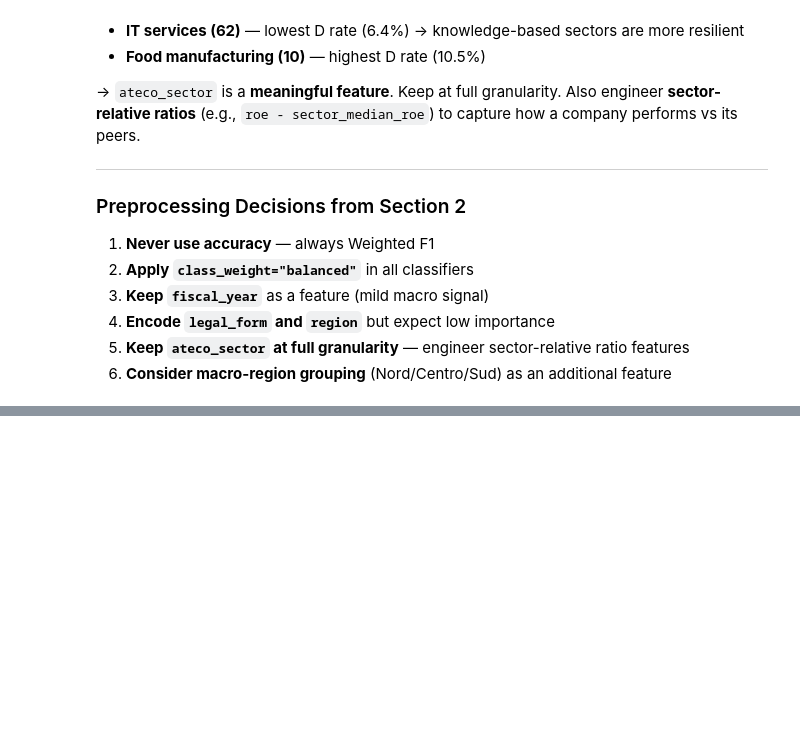
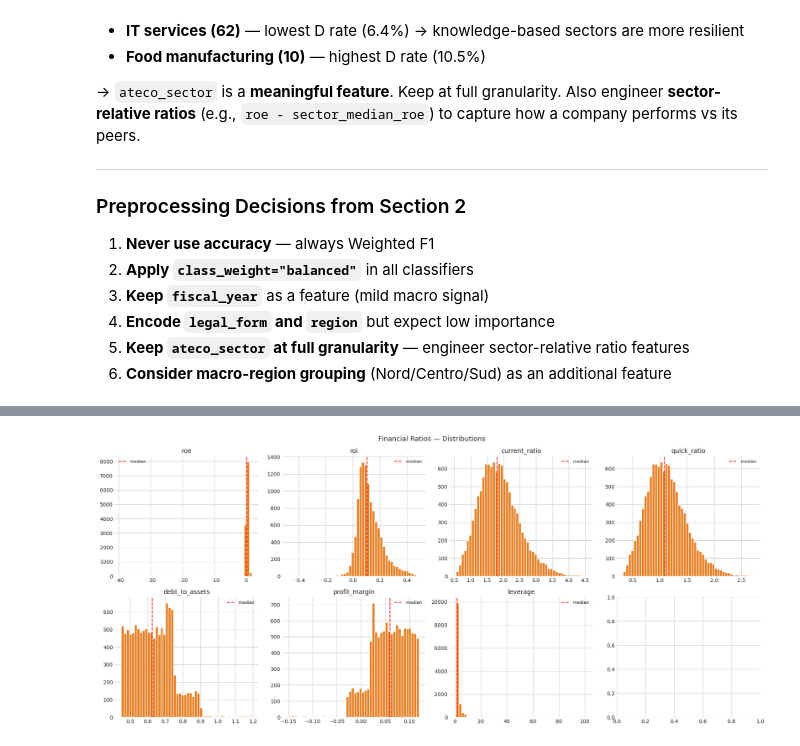
Before and after one commit to LolloPaz/ifc, a Jupyter notebook: notebooks/01_eda.ipynb, the cells around one changed output, grey strips where cells are left out. Saved outputs shown, nothing was run; the diff lists cells and outputs as text; code cells hidden in the pictures; blank space fills up the shorter version.

```diff
--- a/notebooks/01_eda.ipynb
+++ b/notebooks/01_eda.ipynb
@@ -553,0 +821,16 @@ capture how a company performs vs its peers.
+# %%
+# 4.3 Log-scale histograms for financial ratios
+ratio_cols = ["roe", "roi", "current_ratio", "quick_ratio",
+              "debt_to_assets", "profit_margin", "leverage"]
+
+fig, axes = plt.subplots(2, 4, figsize=(18, 8))
+for ax, col in zip(axes.flatten(), ratio_cols):
+    data = train_df[col].dropna()
+    ax.hist(data, bins=50, color="#e67e22", edgecolor="white")
+    ax.set_title(col)
+    ax.axvline(data.median(), color="red", linestyle="--", label="median")
+    ax.legend(fontsize=8)
+plt.suptitle("Financial Ratios — Distributions", fontsize=13)
+plt.tight_layout(); plt.show()
+# %% [output]
+[figure, added]
```
Also changed, not shown: parts of 25 cells of this notebook, 1 other file.
